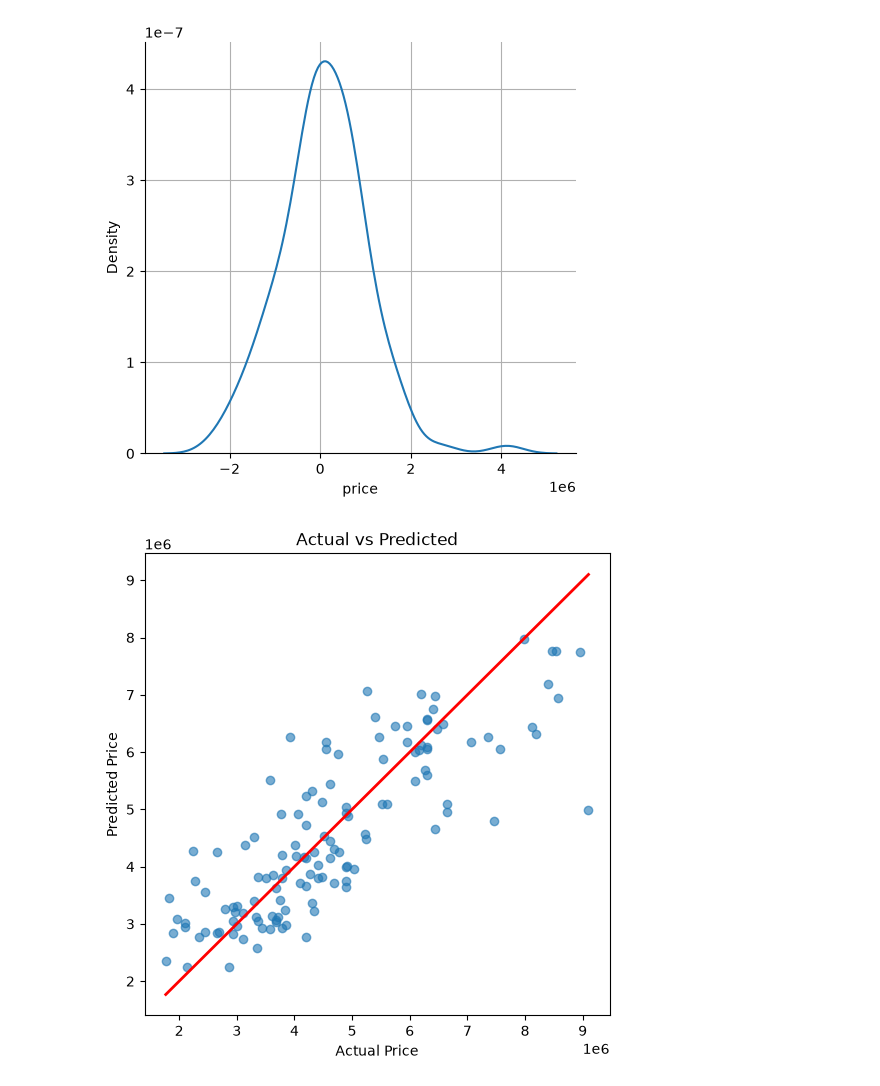
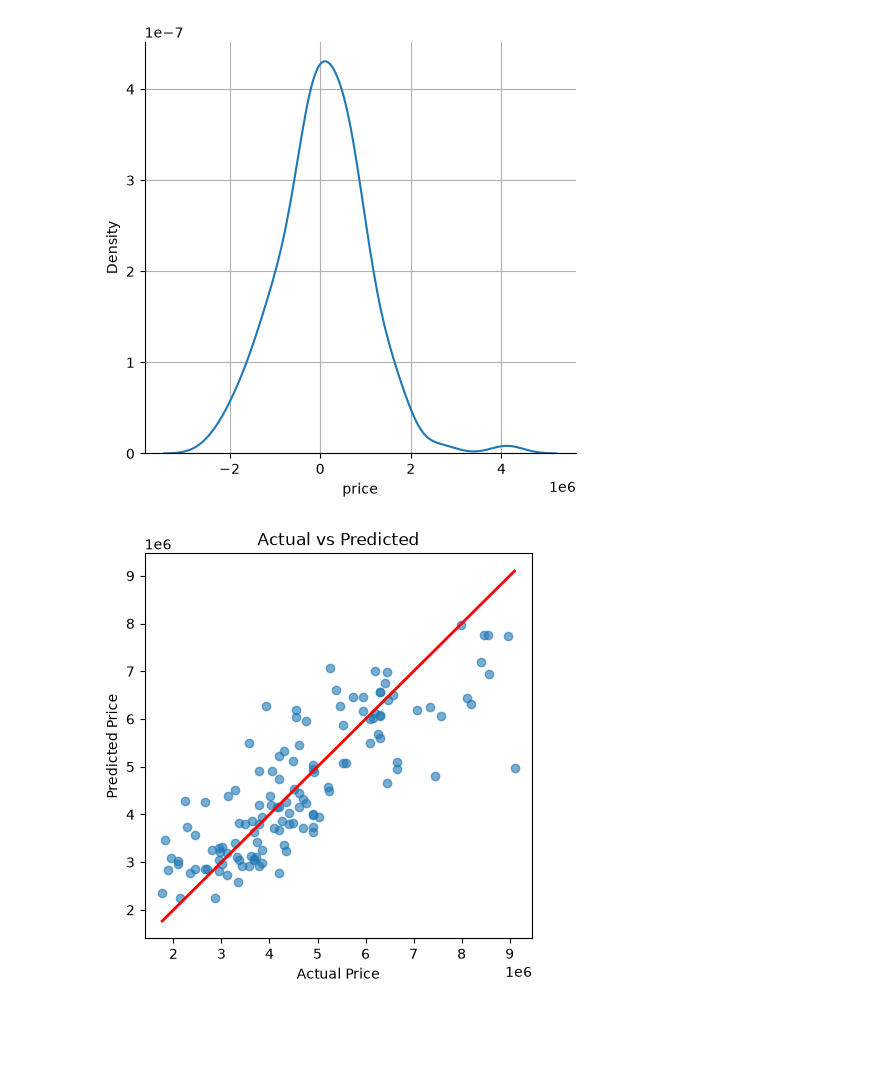
Before and after one commit to Keshavv-Sahu/D_projects, a Jupyter notebook: Housing/main.ipynb, the cells around one changed output. Cells and saved outputs as stored; diff of their text form; code cells hidden in the pictures; blank space fills up the shorter version.

```diff
--- a/Housing/main.ipynb
+++ b/Housing/main.ipynb
@@ -320,17 +320,17 @@ plt.show()
 # %% [output]
 [figure]
 # %%
-plt.figure(figsize=(6,6))
+plt.figure(figsize=(5,5))
 plt.scatter(y_test, test_pred, alpha=0.6)
 plt.plot(
     [y_test.min(), y_test.max()],
     [y_test.min(), y_test.max()],
     color='red', lw=2
 )
 
 plt.xlabel("Actual Price")
 plt.ylabel("Predicted Price")
 plt.title("Actual vs Predicted")
 plt.show()
 # %% [output]
-[figure, old version]
+[figure, new version]
```
Also changed, not shown: parts of 13 cells of this notebook.
